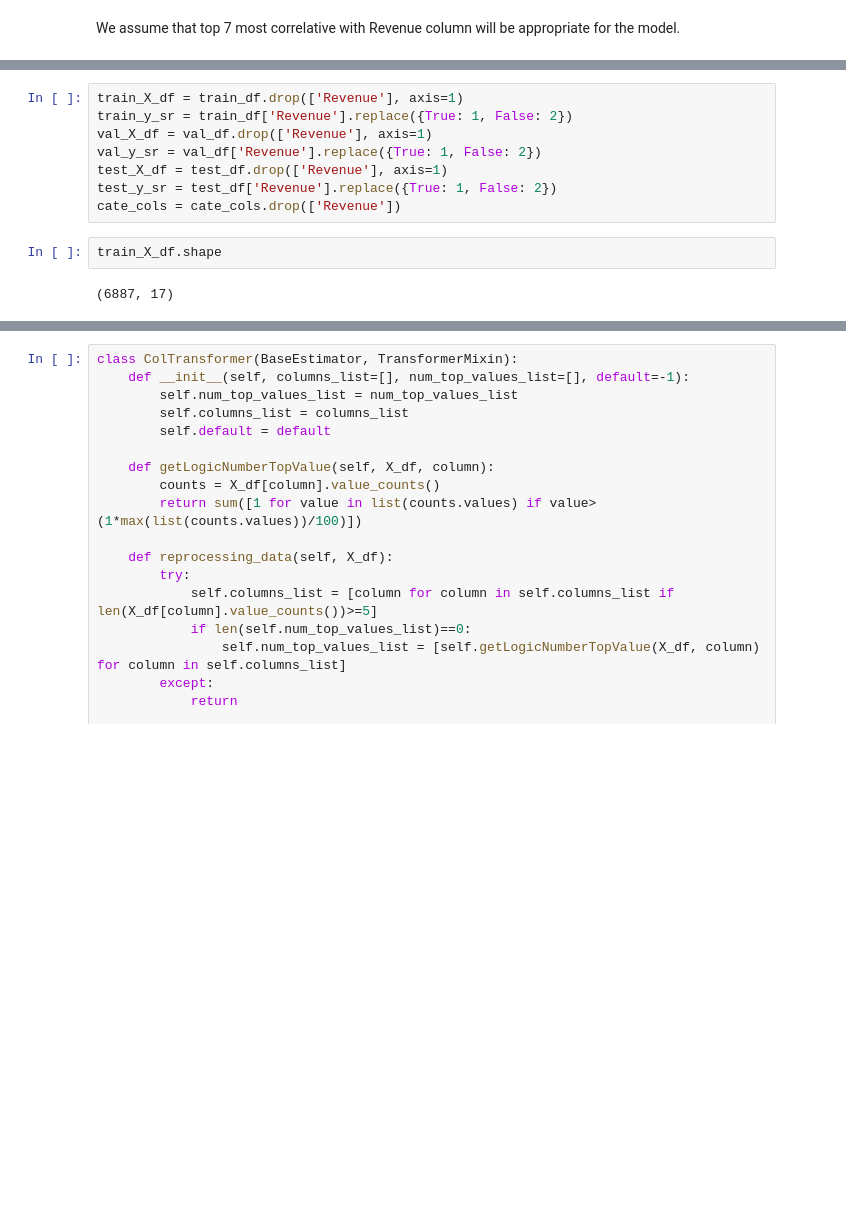
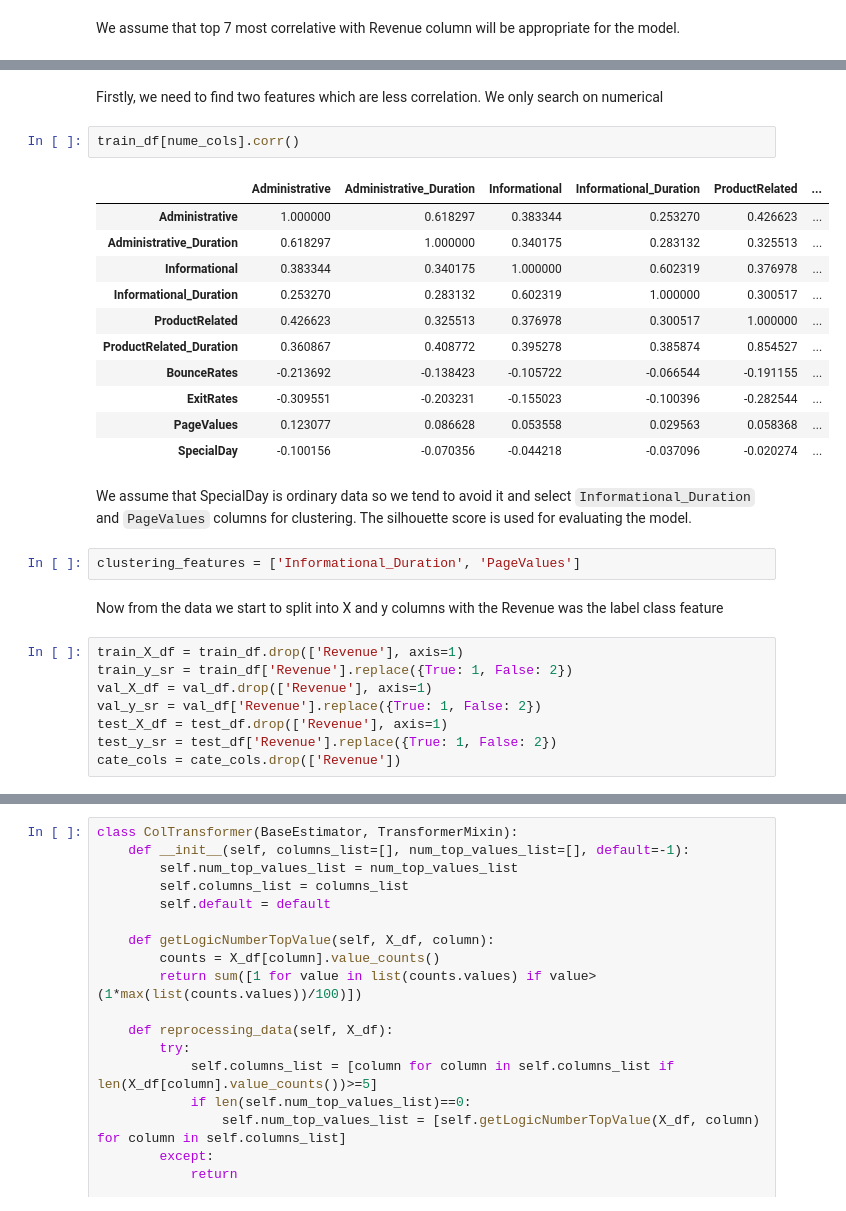
Before and after one commit to camphong24032002/Assignment3-PDS, a Jupyter notebook: Assigment3RMIT.ipynb, the cells around one changed output, grey strips where cells are left out. Drawn from its saved outputs; the diff is of its cells as text; blank space fills up the shorter version.

```diff
--- a/Assigment3RMIT.ipynb
+++ b/Assigment3RMIT.ipynb
@@ -228,3 +235,25 @@ print(featureScores.nlargest(10, 'Score'))
+# %% [markdown]
+Firstly, we need to find two features which are less correlation. We only search on numerical
+# %%
+train_df[nume_cols].corr()
+# %% [output]
+|  | Administrative | Administrative_Duration | Informational | Informational_Duration | ProductRelated | ... |
+| Administrative | 1.000000 | 0.618297 | 0.383344 | 0.253270 | 0.426623 | ... |
+| Administrative_Duration | 0.618297 | 1.000000 | 0.340175 | 0.283132 | 0.325513 | ... |
+| Informational | 0.383344 | 0.340175 | 1.000000 | 0.602319 | 0.376978 | ... |
+| Informational_Duration | 0.253270 | 0.283132 | 0.602319 | 1.000000 | 0.300517 | ... |
+| ProductRelated | 0.426623 | 0.325513 | 0.376978 | 0.300517 | 1.000000 | ... |
+| ProductRelated_Duration | 0.360867 | 0.408772 | 0.395278 | 0.385874 | 0.854527 | ... |
+| BounceRates | -0.213692 | -0.138423 | -0.105722 | -0.066544 | -0.191155 | ... |
+| ExitRates | -0.309551 | -0.203231 | -0.155023 | -0.100396 | -0.282544 | ... |
+| PageValues | 0.123077 | 0.086628 | 0.053558 | 0.029563 | 0.058368 | ... |
+| SpecialDay | -0.100156 | -0.070356 | -0.044218 | -0.037096 | -0.020274 | ... |
+# %% [markdown]
+We assume that SpecialDay is ordinary data so we tend to avoid it and select `Informational_Duration` and `PageValues` columns for clustering. The silhouette score is used for evaluating the model.
+# %%
+clustering_features = ['Informational_Duration', 'PageValues']
+# %% [markdown]
+Now from the data we start to split into X and y columns with the Revenue was the label class feature
 # %%
 train_X_df = train_df.drop(['Revenue'], axis=1)
 train_y_sr = train_df['Revenue'].replace({True: 1, False: 2})
@@ -233,7 +262,3 @@ val_y_sr = val_df['Revenue'].replace({True: 1, False: 2})
 test_X_df = test_df.drop(['Revenue'], axis=1)
 test_y_sr = test_df['Revenue'].replace({True: 1, False: 2})
 cate_cols = cate_cols.drop(['Revenue'])
-# %%
-train_X_df.shape
-# %% [output]
-(6887, 17)
```
Also changed, not shown: parts of 33 cells of this notebook.
